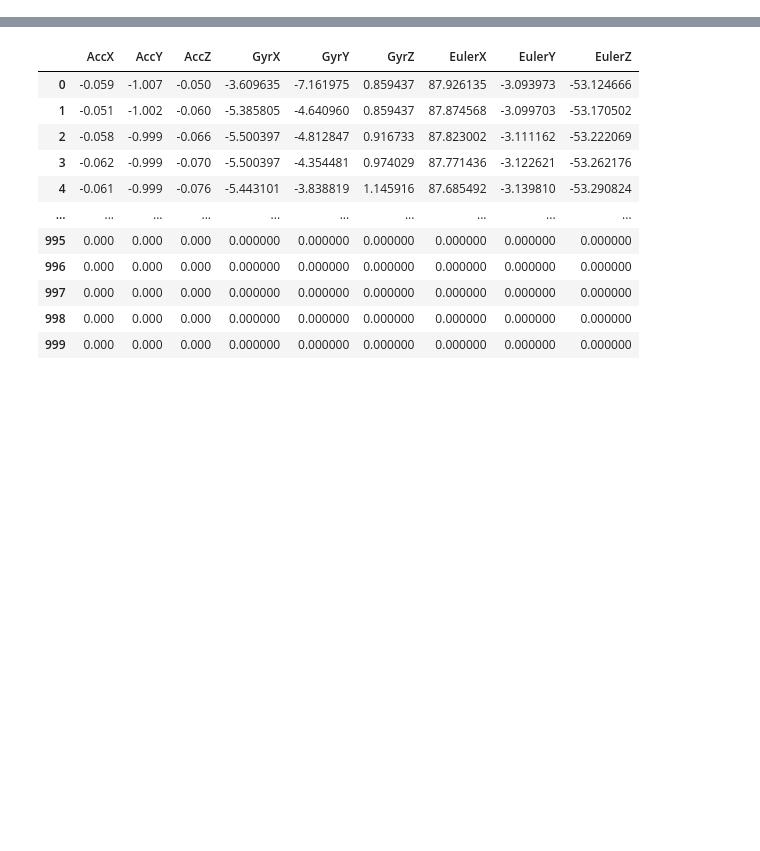
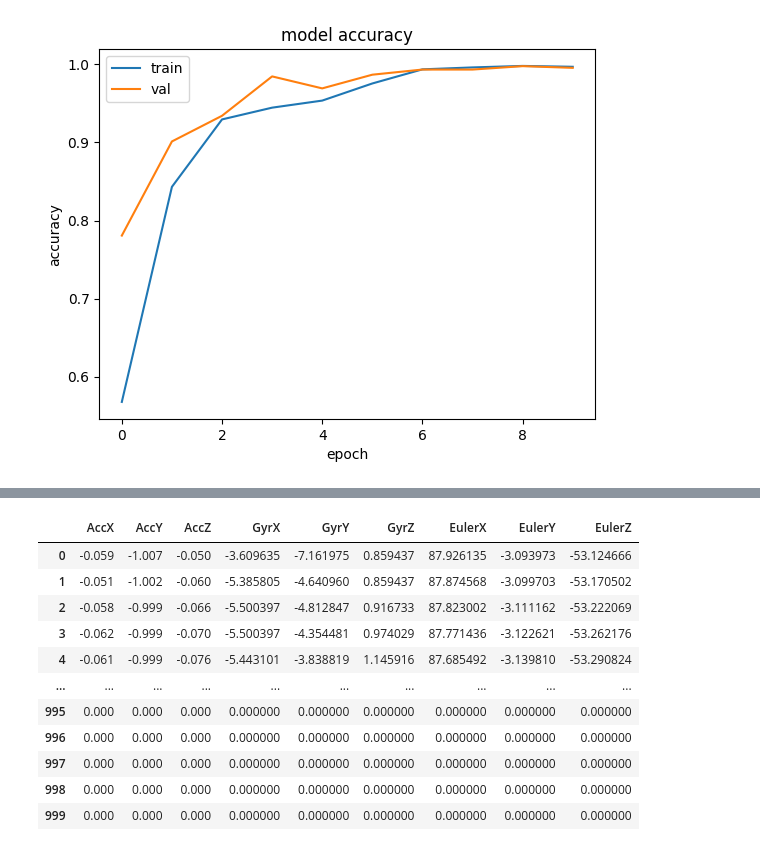
Before and after one commit to Andr0id16/Fall-DetectionModel, a Jupyter notebook: model2.ipynb, the cells around one changed output, grey strips where cells are left out. Saved outputs shown, nothing was run; the diff lists cells and outputs as text; code cells hidden in the pictures; blank space fills up the shorter version.

```diff
--- a/model2.ipynb
+++ b/model2.ipynb
@@ -136,5 +202,5 @@ model2.add(layers.Dense(16,activation="relu"))
 model2.add(layers.Dense(OUTPUT_DIM,activation="sigmoid"))
 model2.compile(loss=loss,optimizer=optimizer,metrics=metrics)
 # %%
-model2.fit(X_train,y_train,batch_size=16,epochs=10,validation_data=(X_val,y_val),verbose=True)
+history = model2.fit(X_train,y_train,batch_size=16,epochs=10,validation_data=(X_val,y_val),verbose=True)
 # %% [output]
@@ -145,0 +227,12 @@ NameError: name 'model2' is not defined
+# %%
+np.save("model2.npy",history.history)
+history.history
+plt.plot(history.history['accuracy'])
+plt.plot(history.history['val_accuracy'])
+plt.title('model accuracy')
+plt.ylabel('accuracy')
+plt.xlabel('epoch')
+plt.legend(['train', 'val'], loc='upper left')
+plt.show()
+# %% [output]
+[figure, added]
```
Also changed, not shown: parts of 45 cells of this notebook, 57 other files.
